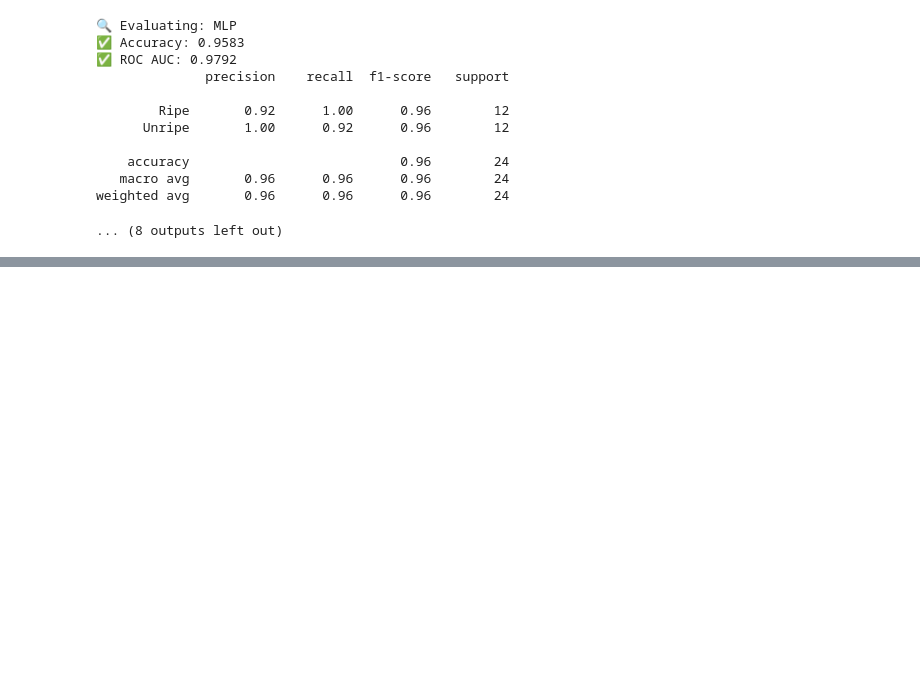
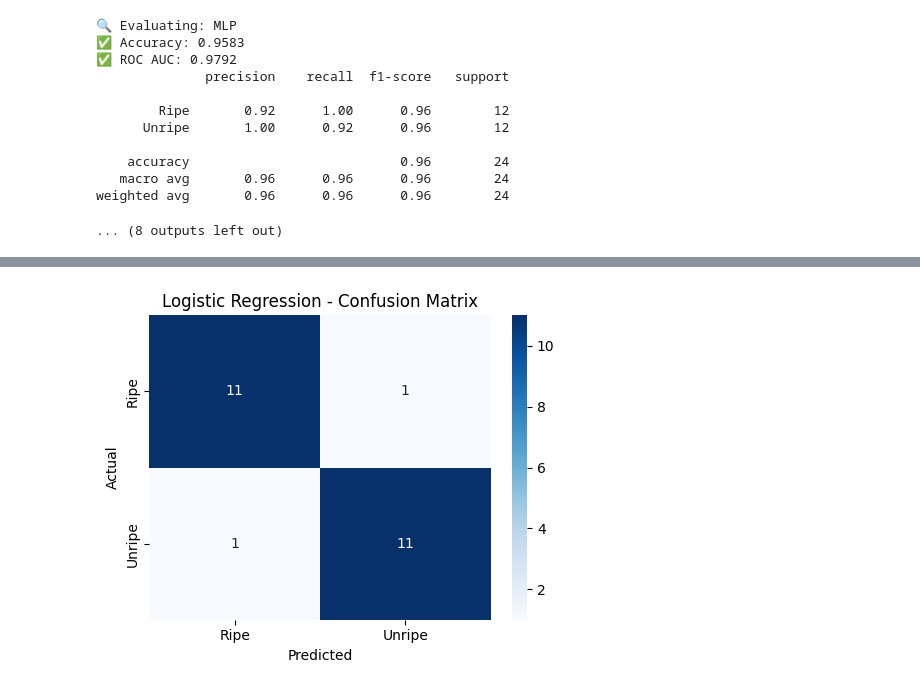
Before and after one commit to Baboyeatami/Acoustic_cantelupe, a Jupyter notebook: jared Accoustics .ipynb, the cells around one changed output, grey strips where cells are left out. Drawn from its saved outputs; the diff is of its cells as text; code cells hidden in the pictures; blank space fills up the shorter version.

```diff
--- a/jared Accoustics .ipynb
+++ b/jared Accoustics .ipynb
@@ -463,0 +982,93 @@ weighted avg       0.96      0.96      0.96        24
+# %%
+import pandas as pd
+import numpy as np
+from sklearn.model_selection import train_test_split, GridSearchCV, StratifiedKFold
+from sklearn.preprocessing import LabelEncoder, StandardScaler
+from sklearn.pipeline import Pipeline
+from sklearn.metrics import classification_report, confusion_matrix, accuracy_score
+from sklearn.ensemble import RandomForestClassifier
+from sklearn.linear_model import LogisticRegression
+from sklearn.svm import SVC
+import seaborn as sns
+import matplotlib.pyplot as plt
+
+# Load dataset
+df = pd.read_csv('significant_features_dataset.csv')
+
+# Encode 'Label' column
+le = LabelEncoder()
+df['Label'] = le.fit_transform(df['Label'])  # Ripe → 1, Unripe → 0
+
+# Split into features and labels
+X = df.drop('Label', axis=1)
+y = df['Label']
+
+# Split into training and test sets
+X_train, X_test, y_train, y_test = train_test_split(
+    X, y, test_size=0.2, stratify=y, random_state=42)
+
+# Define models and hyperparameter grids
+models = {
+    'Logistic Regression': {
+        'model': LogisticRegression(max_iter=1000),
+        'params': {
+            'model__C': [0.1, 1, 10]
+        }
+    },
+    'Random Forest': {
+        'model': RandomForestClassifier(),
+        'params': {
+            'model__n_estimators': [50, 100, 150],
+            'model__max_depth': [None, 10, 20]
+        }
+    },
+    'SVM': {
+        'model': SVC(),
+        'params': {
+            'model__C': [0.1, 1, 10],
+            'model__kernel': ['linear', 'rbf']
+        }
+    }
+}
+
+# For each model, perform grid search and print results
+for name, mp in models.items():
+    print(f"\n🔍 Model: {name}")
+
+    pipeline = Pipeline([
+        ('scaler', StandardScaler()),
+        ('model', mp['model'])
+    ])
+
+    grid = GridSearchCV(
+        pipeline,
+        mp['params'],
+        cv=StratifiedKFold(n_splits=5, shuffle=True, random_state=42),
+        scoring='accuracy',
+        n_jobs=-1
+    )
+
+    grid.fit(X_train, y_train)
+
+    best_model = grid.best_estimator_
+    y_pred = best_model.predict(X_test)
+
+    print(f"✅ Best Params: {grid.best_params_}")
+    print(f"📊 Cross-Validation Mean Accuracy: {grid.cv_results_['mean_test_score'][grid.best_index_]:.4f}")
+    print(f"📉 Cross-Validation Std Accuracy: {grid.cv_results_['std_test_score'][grid.best_index_]:.4f}")
+
+    # Classification Report
+    print("\n📑 Classification Report:")
+    print(classification_report(y_test, y_pred, target_names=le.classes_))
+
+    # Confusion Matrix
+    cm = confusion_matrix(y_test, y_pred)
+    plt.figure(figsize=(5, 4))
+    sns.heatmap(cm, annot=True, fmt='d', cmap='Blues',
+                xticklabels=le.classes_, yticklabels=le.classes_)
+    plt.title(f"{name} - Confusion Matrix")
+    plt.xlabel("Predicted")
+    plt.ylabel("Actual")
+    plt.tight_layout()
+    plt.show()
+# %% [output]
@@ -463,0 +1089 @@ weighted avg       0.96      0.96      0.96        24
+[figure, added]
```
Also changed, not shown: parts of 4 cells of this notebook, 4 other files.
